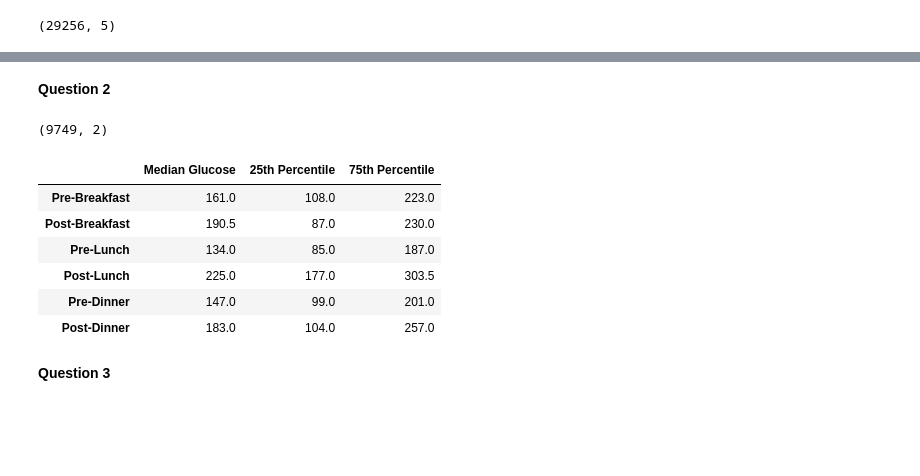
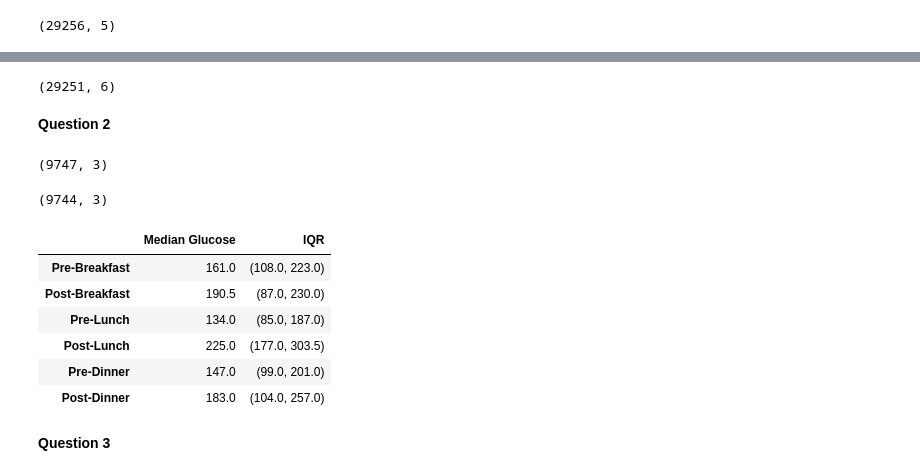
Before and after one commit to piperwilliams/BIOS6640, a Jupyter notebook: PythonProject/Code/BIOS 6640-Python Project.ipynb, the cells around one changed output, grey strips where cells are left out. Drawn from its saved outputs; the diff is of its cells as text; code cells hidden in the pictures; blank space fills up the shorter version.

```diff
--- a/PythonProject/Code/BIOS 6640-Python Project.ipynb
+++ b/PythonProject/Code/BIOS 6640-Python Project.ipynb
@@ -85,0 +105,4 @@ data_final.head()
+# %%
+# drop NaN's, no. of rows with NaN's = 29256, should drop to 29251 after
+data_final = data_final.dropna(axis = 0)
+data_final.shape # worked
@@ -97,9 +122,24 @@ data_final.head()
+# %%
+# delete uneeded columns
+data_final.drop(['hour', 'minutes', 'total_minutes'], axis = 1, inplace = True)
+data_final.shape
+# %% [output]
+(29251, 6)
 # %% [markdown]
 **Question 2**
 # %%
+# include only codes 58-63, glucose measurement codes
 df_2 = data_final.loc[data_final['code'].isin(['58','59','60','61','62','63'])]
-df_2 = df_2[['code', 'value']]
+df_2 = df_2[['date', 'code', 'value']]
 df_2.shape
 # %% [output]
-(9749, 2)
+(9747, 3)
+# %%
+# realized that there were 3 data points that indicated records were taken around year 1675, exclude from analyses
+df_2['Date'] = pd.to_datetime(df_2['date'], errors = 'coerce')
+df_2.drop(['date'], axis = 1, inplace = True)
+df_2 = df_2[(df_2['Date'] > '1950-01-01') & (df_2['Date'] < '2010-01-01')]
+df_2.shape # dropped 3 outlier dates recorded
+# %% [output]
+(9744, 3)
 # %%
@@ -108,20 +149,25 @@ median = group_2.quantile(0.5)
 low_q = group_2.quantile(0.25)
 high_q = group_2.quantile(0.75)
 # %%
+# summarize in table below
 table_2 = pd.concat([median, low_q, high_q], axis=1)
-table_2.columns = ['Median Glucose', '25th Percentile','75th Percentile']
+table_2.columns = ['Median Glucose', '25th','75th']
+table_2['IQR'] = '(' + table_2['25th'].astype(str) + ', ' + table_2['75th'].astype(str) + ')'
+table_2.drop(['25th', '75th'], axis = 1, inplace = True)
+
+# change indices so I know what the code is refering to
 table_2.rename(index = {'58':'Pre-Breakfast', '59':'Post-Breakfast', '60':'Pre-Lunch',
                         '61':'Post-Lunch', '62':'Pre-Dinner', '63':'Post-Dinner'}, inplace = True)
 del table_2.index.name
 table_2
 # %% [output]
-|  | Median Glucose | 25th Percentile | 75th Percentile |
-| Pre-Breakfast | 161.0 | 108.0 | 223.0 |
-| Post-Breakfast | 190.5 | 87.0 | 230.0 |
-| Pre-Lunch | 134.0 | 85.0 | 187.0 |
-| Post-Lunch | 225.0 | 177.0 | 303.5 |
-| Pre-Dinner | 147.0 | 99.0 | 201.0 |
-| Post-Dinner | 183.0 | 104.0 | 257.0 |
+|  | Median Glucose | IQR |
+| Pre-Breakfast | 161.0 | (108.0, 223.0) |
+| Post-Breakfast | 190.5 | (87.0, 230.0) |
+| Pre-Lunch | 134.0 | (85.0, 187.0) |
+| Post-Lunch | 225.0 | (177.0, 303.5) |
+| Pre-Dinner | 147.0 | (99.0, 201.0) |
+| Post-Dinner | 183.0 | (104.0, 257.0) |
 # %% [markdown]
 **Question 3**
 # %%
```
Also changed, not shown: parts of 26 cells of this notebook, 1 other file.
